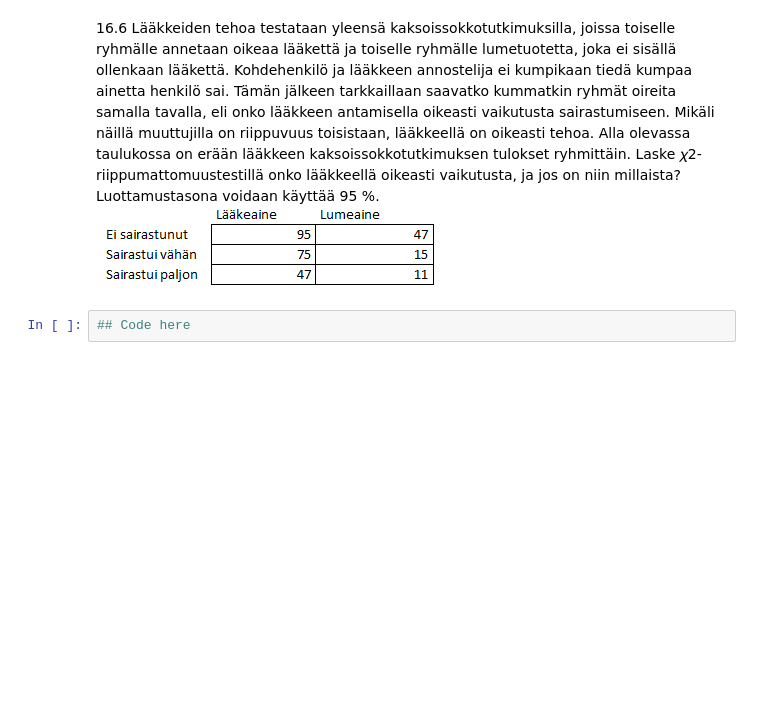
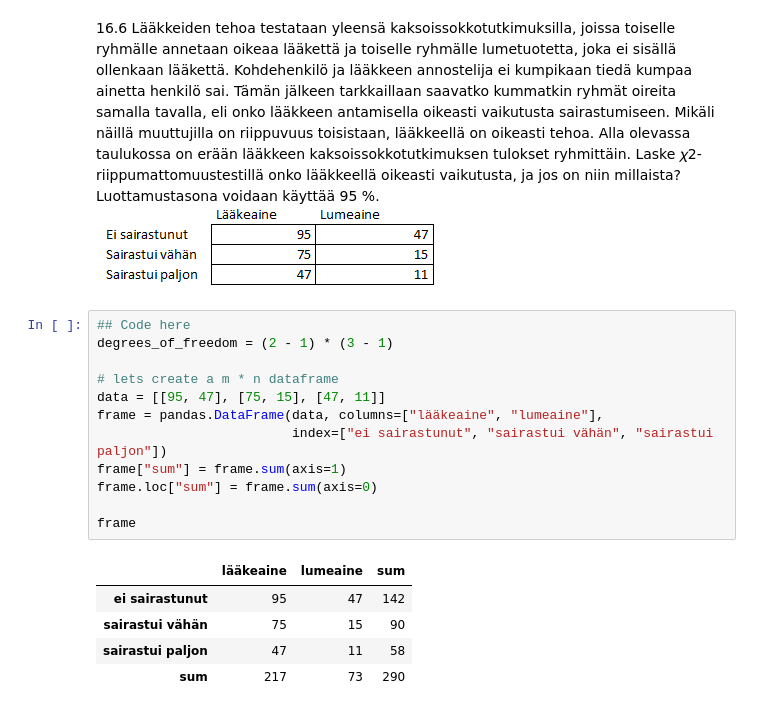
Before and after one commit to walterairs/statsandprobs, a Jupyter notebook: probability/lesson_sixteen.ipynb, the cells around one changed output. Drawn from its saved outputs; the diff is of its cells as text; blank space fills up the shorter version.

```diff
--- a/probability/lesson_sixteen.ipynb
+++ b/probability/lesson_sixteen.ipynb
@@ -98,5 +154,21 @@ The null hypothesis is not accepted.
 # %% [markdown]
 16.6 Lääkkeiden tehoa testataan yleensä kaksoissokkotutkimuksilla, joissa toiselle ryhmälle annetaan oikeaa lääkettä ja toiselle ryhmälle lumetuotetta, joka ei sisällä ollenkaan lääkettä. Kohdehenkilö ja lääkkeen annostelija ei kumpikaan tiedä kumpaa ainetta henkilö sai. Tämän jälkeen tarkkaillaan saavatko kummatkin ryhmät oireita samalla tavalla, eli onko lääkkeen antamisella oikeasti vaikutusta sairastumiseen. Mikäli näillä muuttujilla on riippuvuus toisistaan, lääkkeellä on oikeasti tehoa. Alla olevassa taulukossa on erään lääkkeen kaksoissokkotutkimuksen tulokset ryhmittäin. Laske 𝜒2-riippumattomuustestillä onko lääkkeellä oikeasti vaikutusta, ja jos on niin millaista? Luottamustasona voidaan käyttää 95 %.
 ![image.png](attachment:image.png)
-# %%
-## Code here
+# %%
+## Code here
+degrees_of_freedom = (2 - 1) * (3 - 1)
+
+# lets create a m * n dataframe
+data = [[95, 47], [75, 15], [47, 11]]
+frame = pandas.DataFrame(data, columns=["lääkeaine", "lumeaine"],
+                         index=["ei sairastunut", "sairastui vähän", "sairastui paljon"])
+frame["sum"] = frame.sum(axis=1)
+frame.loc["sum"] = frame.sum(axis=0)
+
+frame
+# %% [output]
+|  | lääkeaine | lumeaine | sum |
+| ei sairastunut | 95 | 47 | 142 |
+| sairastui vähän | 75 | 15 | 90 |
+| sairastui paljon | 47 | 11 | 58 |
+| sum | 217 | 73 | 290 |
```
Also changed, not shown: parts of 10 cells of this notebook.
